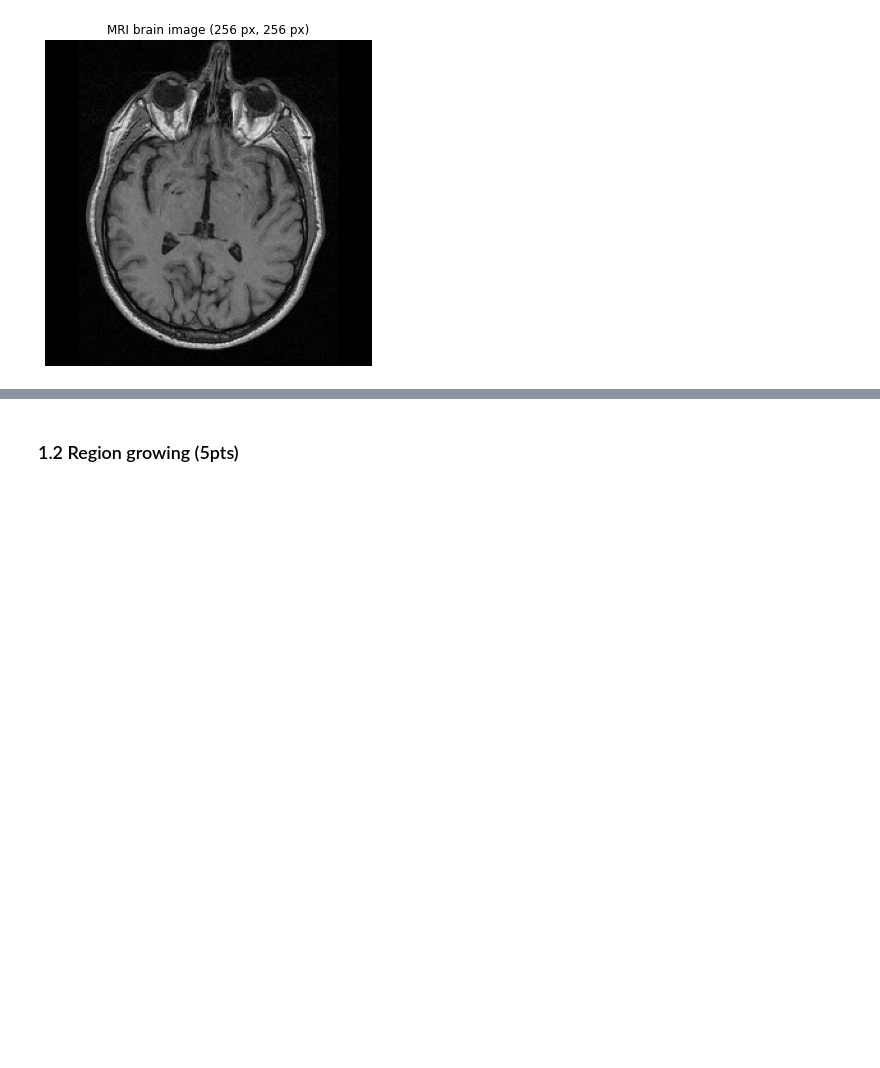
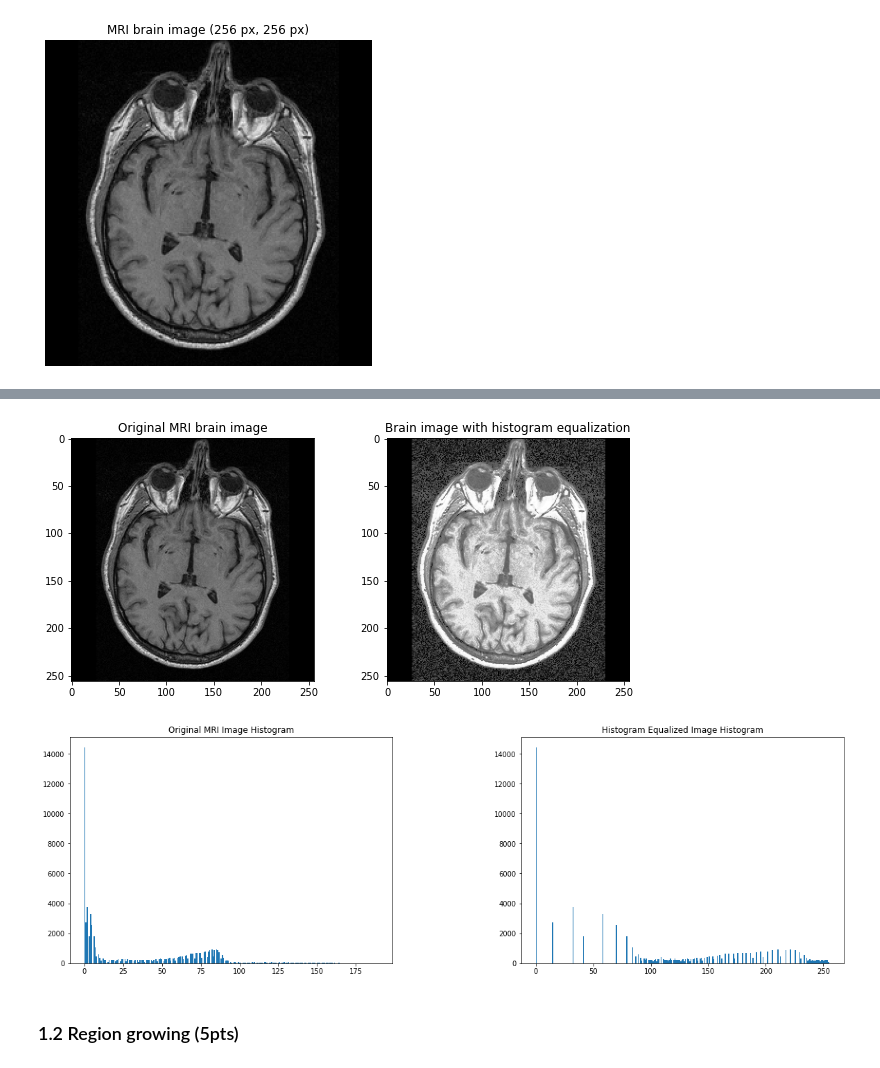
Before and after one commit to LTS5/iapr, a Jupyter notebook: labs/lab_01_segmentation.ipynb, the cells around one changed output, grey strips where cells are left out. Drawn from its saved outputs; the diff is of its cells as text; code cells hidden in the pictures; blank space fills up the shorter version.

```diff
--- a/labs/lab_01_segmentation.ipynb
+++ b/labs/lab_01_segmentation.ipynb
@@ -36,0 +40,5 @@ To this end, we use the [tarfile] module from the Python standard library.
+# %%
+titles = ['Original MRI brain image', 'MRI brain image after the median filter', 'MRI brain image after the histogram equalization']
+len(titles)
+for i in range(1,len(titles)):
+    print(i)
@@ -95,2 +117,32 @@ plt.show()
+# %%
+def plotMultipleImages(nrows, ncols, images, titles):
+    fig = plt.figure(figsize=(10,7))
+    fig.subplots_adjust(hspace=0.4, wspace=0.3)
+    for i in range(len(titles)):
+        ax = fig.add_subplot(nrows, ncols, i+1)
+        ax.imshow(images[i], cmap='gray')
+        ax.set_title(titles[i])
+    plt.show()
+# %%
+# histogram equalizer
+equ_brain_im = cv.equalizeHist(brain_im)
+hist_equal_brain_im = cv.calcHist([equ_brain_im],[0],None,[256],[0,256])
+
+titles = ['Original MRI brain image', 'Brain image with histogram equalization']
+images = [brain_im, equ_brain_im]
+plotMultipleImages(1, 2, images, titles)
+
+titles = ['Original MRI Image Histogram', 'Histogram Equalized Image Histogram']
+images = [brain_im, equ_brain_im]
+fig = plt.figure(figsize=(20,6))
+fig.subplots_adjust(hspace=0.4, wspace=0.4)
+for i in range(1,3):
+    ax = fig.add_subplot(1, 2, i)
+    ax.hist(outputs[i-1].ravel(), bins=256)
+    plt.title(titles[i-1])
+plt.show()
+# %% [output]
+[figure, added]
+[figure, added]
 # %% [markdown]
 ### 1.2 Region growing (5pts)
```
Also changed, not shown: parts of 9 cells of this notebook.
